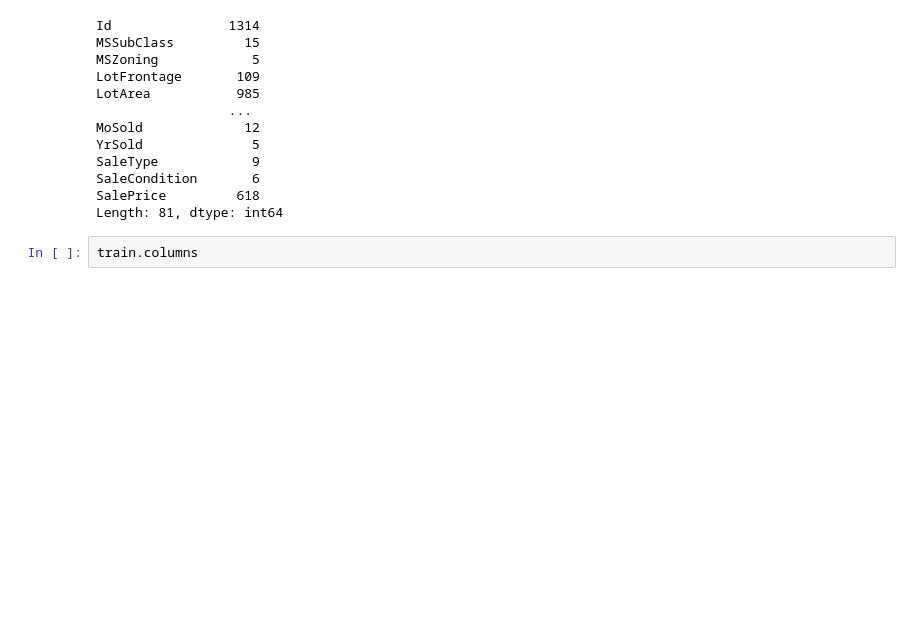
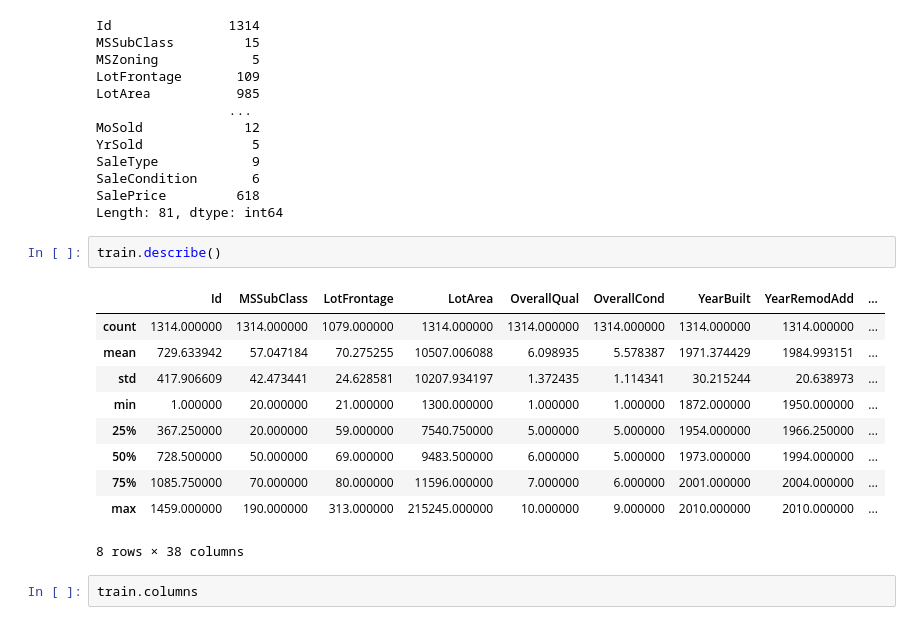
Before and after one commit to Lincoln-Whiting/Portfolio, a Jupyter notebook: Pycaret/PyCaret_Housing_Regression.ipynb, the cells around one changed output. Saved outputs shown, nothing was run; the diff lists cells and outputs as text; blank space fills up the shorter version.

```diff
--- a/Pycaret/PyCaret_Housing_Regression.ipynb
+++ b/Pycaret/PyCaret_Housing_Regression.ipynb
@@ -48,6 +68,19 @@ SaleType            9
 SaleCondition       6
 SalePrice         618
 Length: 81, dtype: int64
+# %%
+train.describe()
+# %% [output]
+|  | Id | MSSubClass | LotFrontage | LotArea | OverallQual | OverallCond | YearBuilt | YearRemodAdd | ... |
+| count | 1314.000000 | 1314.000000 | 1079.000000 | 1314.000000 | 1314.000000 | 1314.000000 | 1314.000000 | 1314.000000 | ... |
+| mean | 729.633942 | 57.047184 | 70.275255 | 10507.006088 | 6.098935 | 5.578387 | 1971.374429 | 1984.993151 | ... |
+| std | 417.906609 | 42.473441 | 24.628581 | 10207.934197 | 1.372435 | 1.114341 | 30.215244 | 20.638973 | ... |
+| min | 1.000000 | 20.000000 | 21.000000 | 1300.000000 | 1.000000 | 1.000000 | 1872.000000 | 1950.000000 | ... |
+| 25% | 367.250000 | 20.000000 | 59.000000 | 7540.750000 | 5.000000 | 5.000000 | 1954.000000 | 1966.250000 | ... |
+| 50% | 728.500000 | 50.000000 | 69.000000 | 9483.500000 | 6.000000 | 5.000000 | 1973.000000 | 1994.000000 | ... |
+| 75% | 1085.750000 | 70.000000 | 80.000000 | 11596.000000 | 7.000000 | 6.000000 | 2001.000000 | 2004.000000 | ... |
+| max | 1459.000000 | 190.000000 | 313.000000 | 215245.000000 | 10.000000 | 9.000000 | 2010.000000 | 2010.000000 | ... |
+8 rows × 38 columns
 # %%
 train.columns
 # %% [output]
```
Also changed, not shown: parts of 5 cells of this notebook, 14 other files.
